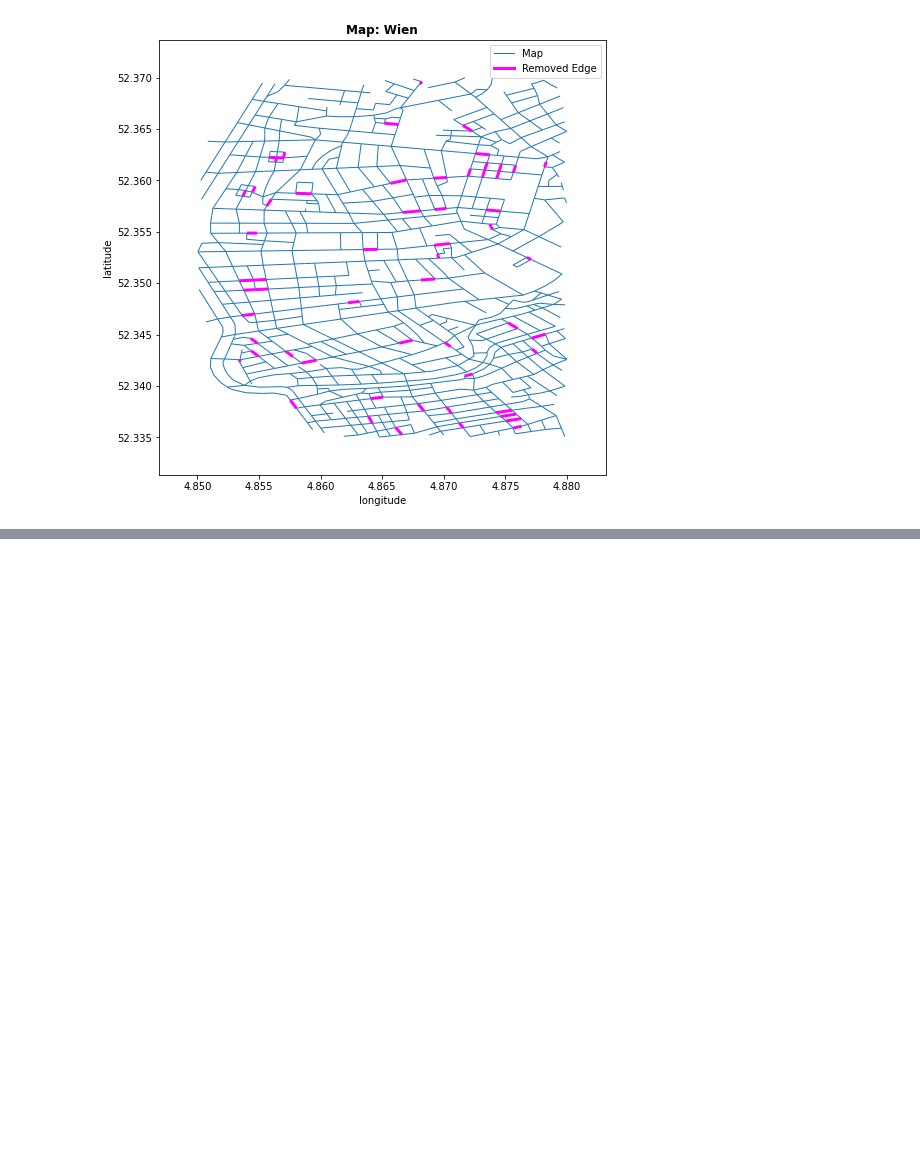
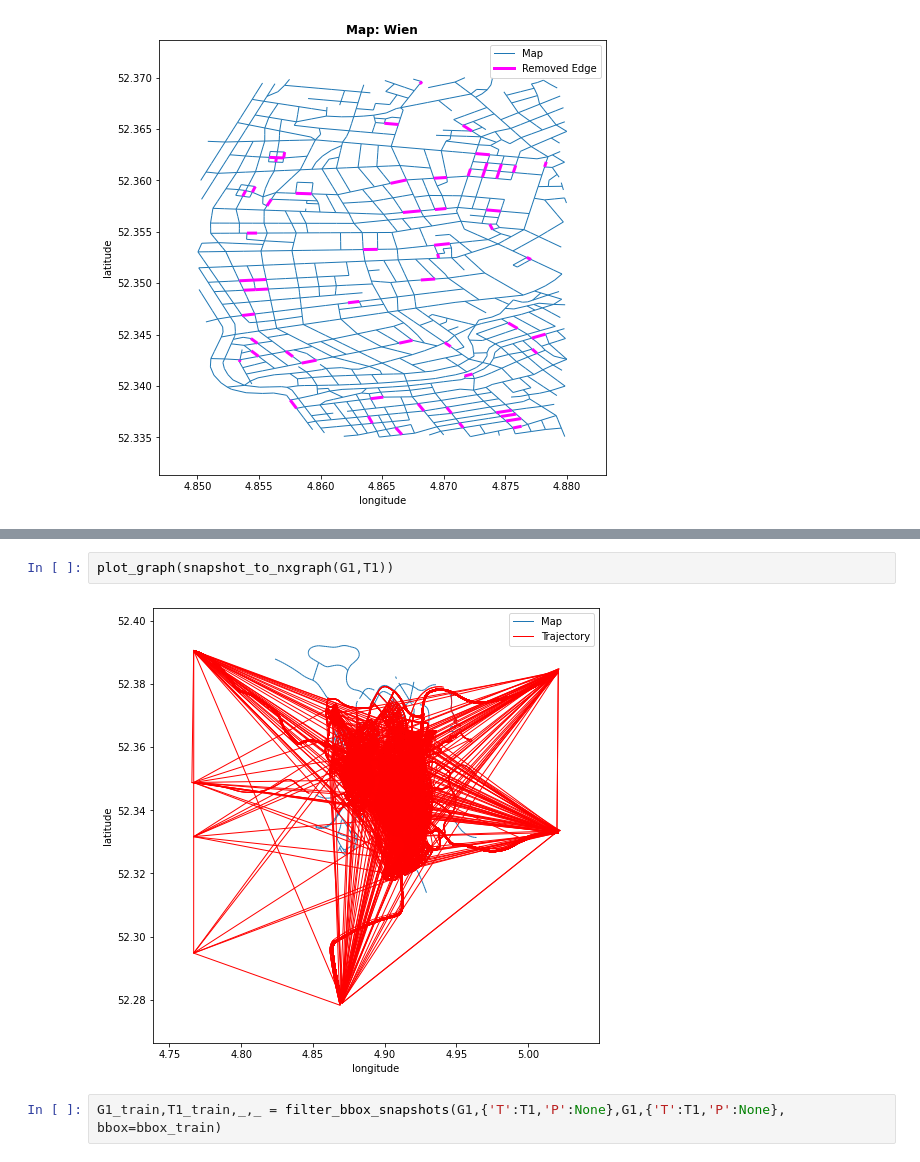
Before and after one commit to KJ-Waller/SyntheticHighways, a Jupyter notebook: ChangeDetection/notebooks/MainExperimentDesignFigures.ipynb, the cells around one changed output, grey strips where cells are left out. Cells and saved outputs as stored; diff of their text form; blank space fills up the shorter version.

```diff
--- a/ChangeDetection/notebooks/MainExperimentDesignFigures.ipynb
+++ b/ChangeDetection/notebooks/MainExperimentDesignFigures.ipynb
@@ -258,0 +297,6 @@ plot_graph(snapshot_to_nxgraph(G1,T2['T']))
+# %%
+plot_graph(snapshot_to_nxgraph(G1,T1))
+# %% [output]
+[figure, added]
+# %%
+G1_train,T1_train,_,_ = filter_bbox_snapshots(G1,{'T':T1,'P':None},G1,{'T':T1,'P':None}, bbox=bbox_train)
```
Also changed, not shown: parts of 9 cells of this notebook, 2 other files.
